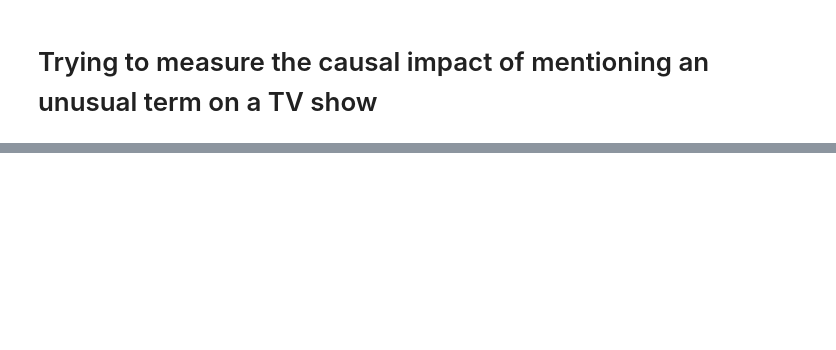
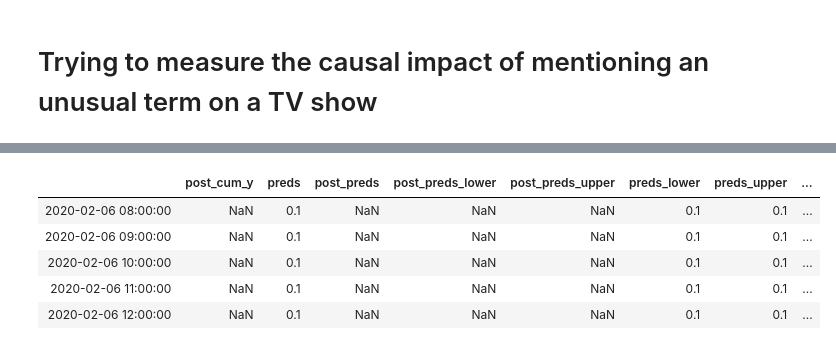
Before and after one commit to millengustavo/trends-causal-impact, a Jupyter notebook: causal-searches.ipynb, the cells around one changed output, grey strips where cells are left out. Saved outputs shown, nothing was run; the diff lists cells and outputs as text; code cells hidden in the pictures; blank space fills up the shorter version.

```diff
--- a/causal-searches.ipynb
+++ b/causal-searches.ipynb
@@ -107,11 +109,15 @@ Name: sororidade: (Brasil), Length: 168, dtype: int64
 # %%
-pre_period = [pd.to_datetime(np.min(df.index.values)), pd.to_datetime(np.datetime64('2020-02-09T21:00:00.000000000'))]
-post_period = [pd.to_datetime(np.datetime64('2020-02-09T22:00:00.000000000')), pd.to_datetime(np.max(df.index.values))]
+pre_period = [
+    pd.to_datetime(np.min(df.index.values)),
+    pd.to_datetime(np.datetime64("2020-02-09T22:00:00.000000000")),
+]
+post_period = [
+    pd.to_datetime(np.datetime64("2020-02-09T23:00:00.000000000")),
+    pd.to_datetime(np.max(df.index.values)),
+]
 
-ci = CausalImpact(df.iloc[:, 0], pre_period, post_period)
+ci = CausalImpact(df, pre_period, post_period)
 print(ci.summary())
-print(ci.summary(output='report'))
-ci.plot()
 # %% [output]
 Posterior Inference {Causal Impact}
                           Average            Cumulative
@@ -166,0 +162,9 @@ sns.despine()
+# %%
+ci.inferences.head()
+# %% [output]
+|  | post_cum_y | preds | post_preds | post_preds_lower | post_preds_upper | preds_lower | preds_upper | ... |
+| 2020-02-06 08:00:00 | NaN | 0.1 | NaN | NaN | NaN | 0.1 | 0.1 | ... |
+| 2020-02-06 09:00:00 | NaN | 0.1 | NaN | NaN | NaN | 0.1 | 0.1 | ... |
+| 2020-02-06 10:00:00 | NaN | 0.1 | NaN | NaN | NaN | 0.1 | 0.1 | ... |
+| 2020-02-06 11:00:00 | NaN | 0.1 | NaN | NaN | NaN | 0.1 | 0.1 | ... |
+| 2020-02-06 12:00:00 | NaN | 0.1 | NaN | NaN | NaN | 0.1 | 0.1 | ... |
```
Also changed, not shown: parts of 31 cells of this notebook.
